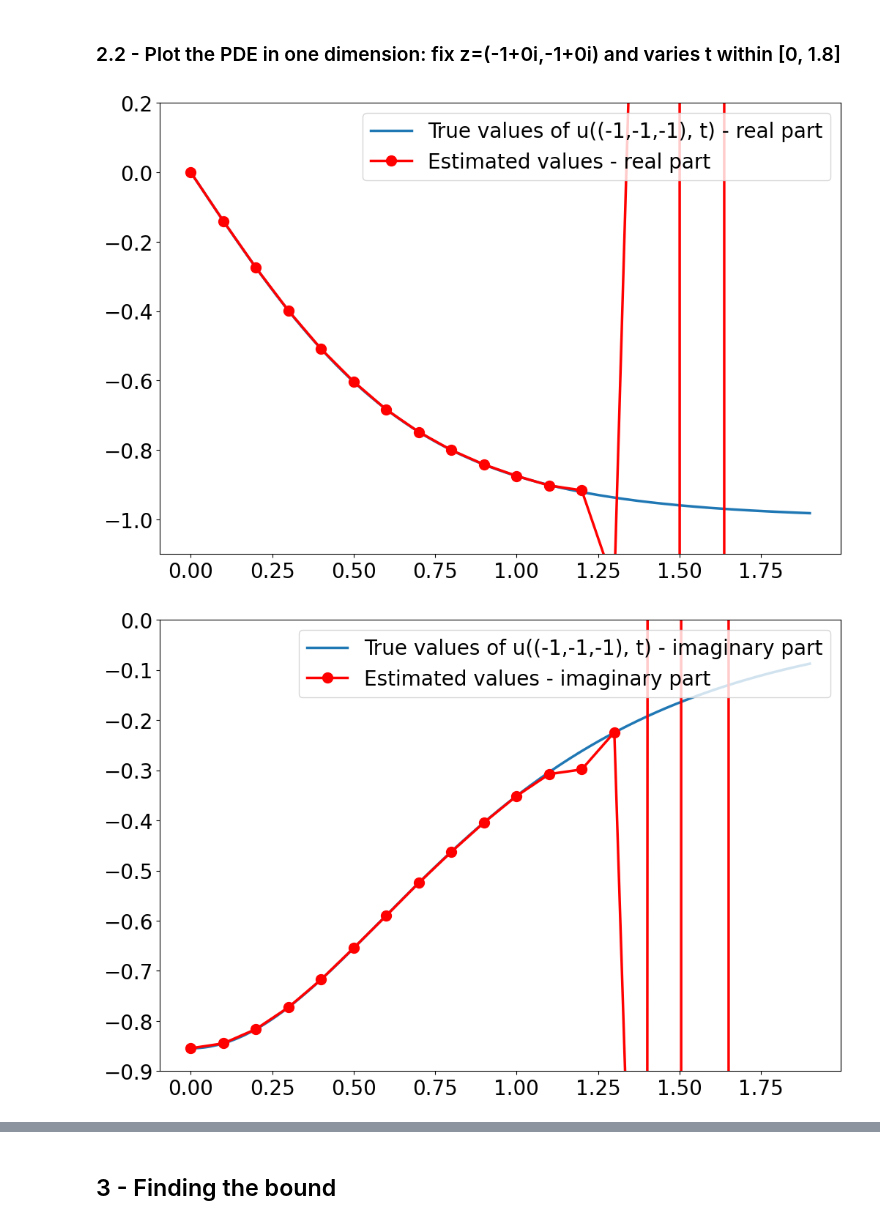
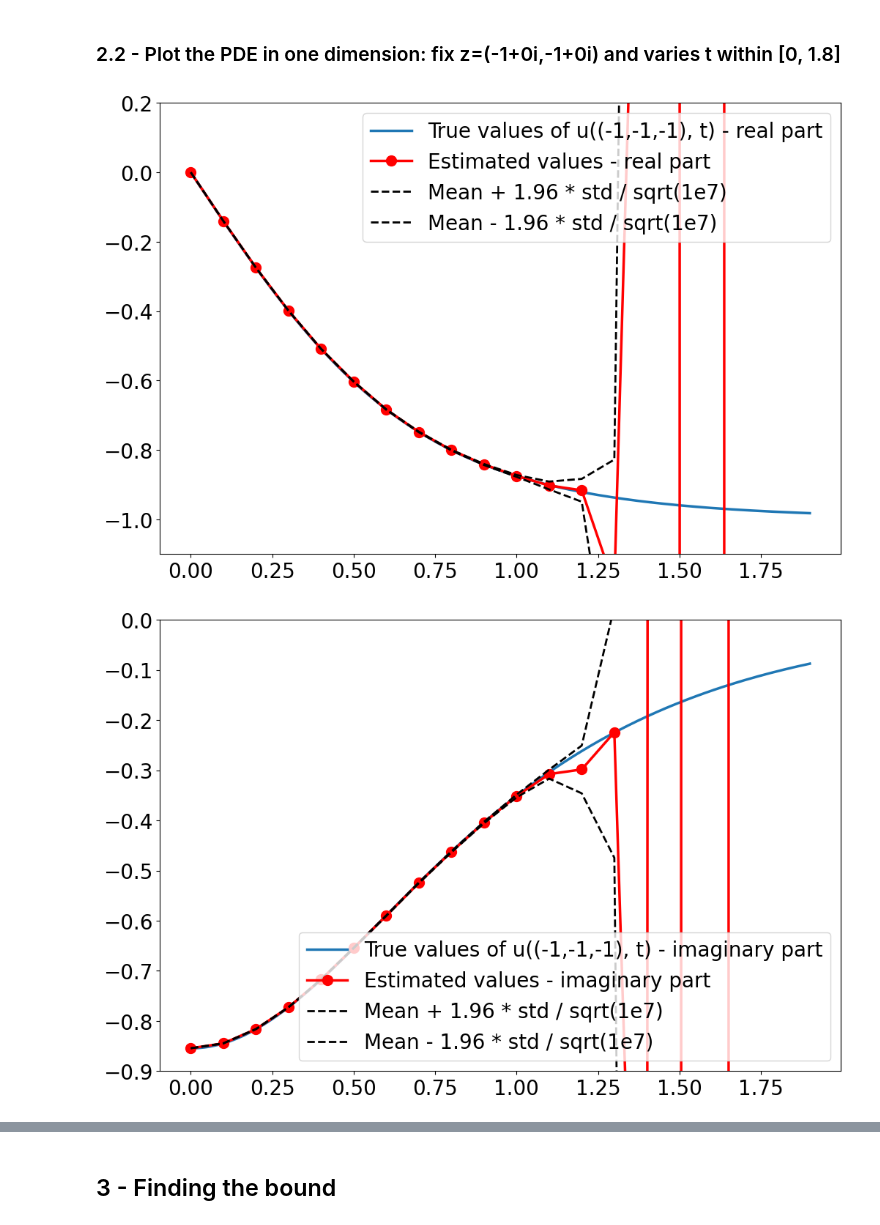
Before and after one commit to chanjuanyin/Nonlinear_Wave_simulations, a Jupyter notebook: Simulation_09/Plot_history.ipynb, the cells around one changed output, grey strips where cells are left out. Cells and saved outputs as stored; diff of their text form; code cells hidden in the pictures.

Commit message:
Plot 95 percent confidence interval for simulation 4, 6, 9

```diff
--- a/Simulation_09/Plot_history.ipynb
+++ b/Simulation_09/Plot_history.ipynb
@@ -64,9 +64,23 @@ estimated_values_real = np.asarray(np_dictionary["monte_carlo_mean"])[0,:]
 estimated_values_real = np.reshape(estimated_values_real, (31,))[0:19]
 t_estimated = np.arange(0, 1.9, 0.1)
 
+# Sample variance and standard deviation from Monte Carlo output
+sample_variance_real = np.asarray(np_dictionary["monte_carlo_variance"])[0,:]
+sample_variance_real = np.reshape(sample_variance_real, (31,))[0:19]
+sample_std_real = np.sqrt(sample_variance_real)
+
+# 95% CI around the Monte Carlo mean using n_sim independent samples
+n_sim = 1e7
+ci_half_width = 1.96 * sample_std_real / np.sqrt(n_sim)
+ci_upper = estimated_values_real + ci_half_width
+ci_lower = estimated_values_real - ci_half_width
+
 plt.figure(figsize=(12, 8))
 plt.plot(t_values, true_values_real, label='True values of u((-1,-1,-1), t) - real part', lw=2.5)
 plt.plot(t_estimated, estimated_values_real, 'ro-', label='Estimated values - real part', lw=2.5, ms=10)
+# plt.plot(t_estimated, sample_std_real, 'go-', label='Sample std dev - real part', lw=2.5, ms=10)
+plt.plot(t_estimated, ci_upper, 'k--', label='Mean + 1.96 * std / sqrt(1e7)', lw=2.0)
+plt.plot(t_estimated, ci_lower, 'k--', label='Mean - 1.96 * std / sqrt(1e7)', lw=2.0)
 plt.xticks(fontsize=20)
 plt.yticks(fontsize=20)
 
@@ -80,34 +94,48 @@ if impose_ylim:
 plt.legend(loc='upper right',fontsize=20)
 plt.show()
 # %% [output]
-[figure, old version]
+[figure, new version]
 # %%
 impose_ylim = True
 y_lim = [-0.9,0]
 
 true_values_imaginary = np.asarray(np_dictionary["analytic"])[1,:]
 true_values_imaginary = np.reshape(true_values_imaginary, (301,))[0:191]
 t_values = np.arange(0, 1.91, 0.01)
 estimated_values_imaginary = np.asarray(np_dictionary["monte_carlo_mean"])[1,:]
 estimated_values_imaginary = np.reshape(estimated_values_imaginary, (31,))[0:19]
 t_estimated = np.arange(0, 1.9, 0.1)
 
+# Sample variance and standard deviation from Monte Carlo output
+sample_variance_imaginary = np.asarray(np_dictionary["monte_carlo_variance"])[1,:]
+sample_variance_imaginary = np.reshape(sample_variance_imaginary, (31,))[0:19]
+sample_std_imaginary = np.sqrt(sample_variance_imaginary)
+
+# 95% CI around the Monte Carlo mean using n_sim independent samples
+n_sim = 1e7
+ci_half_width = 1.96 * sample_std_imaginary / np.sqrt(n_sim)
+ci_upper = estimated_values_imaginary + ci_half_width
+ci_lower = estimated_values_imaginary - ci_half_width
+
 plt.figure(figsize=(12, 8))
 plt.plot(t_values, true_values_imaginary, label='True values of u((-1,-1,-1), t) - imaginary part', lw=2.5)
 plt.plot(t_estimated, estimated_values_imaginary, 'ro-', label='Estimated values - imaginary part', lw=2.5, ms=10)
+# plt.plot(t_estimated, sample_std_imaginary, 'go-', label='Sample std dev - imaginary part', lw=2.5, ms=10)
+plt.plot(t_estimated, ci_upper, 'k--', label='Mean + 1.96 * std / sqrt(1e7)', lw=2.0)
+plt.plot(t_estimated, ci_lower, 'k--', label='Mean - 1.96 * std / sqrt(1e7)', lw=2.0)
 plt.xticks(fontsize=20)
 plt.yticks(fontsize=20)
 
 # plt.ylabel('true vs estimated values - imaginary part')
 plt.ylabel('')
 if impose_ylim:
     plt.ylim(y_lim)
 # plt.xlabel('t values')
 plt.xlabel('')
 # plt.axvline(x=0.32,color='red')
 
 # plt.title('True vs estimated values of u((-1,-1,-1), t) - imaginary part')
-plt.legend(loc='upper right',fontsize=20)
+plt.legend(loc='lower right',fontsize=20)
 plt.show()
 # %% [output]
-[figure, old version]
+[figure, new version]
```
Also changed, not shown: parts of 2 cells of this notebook, 2 other files.
